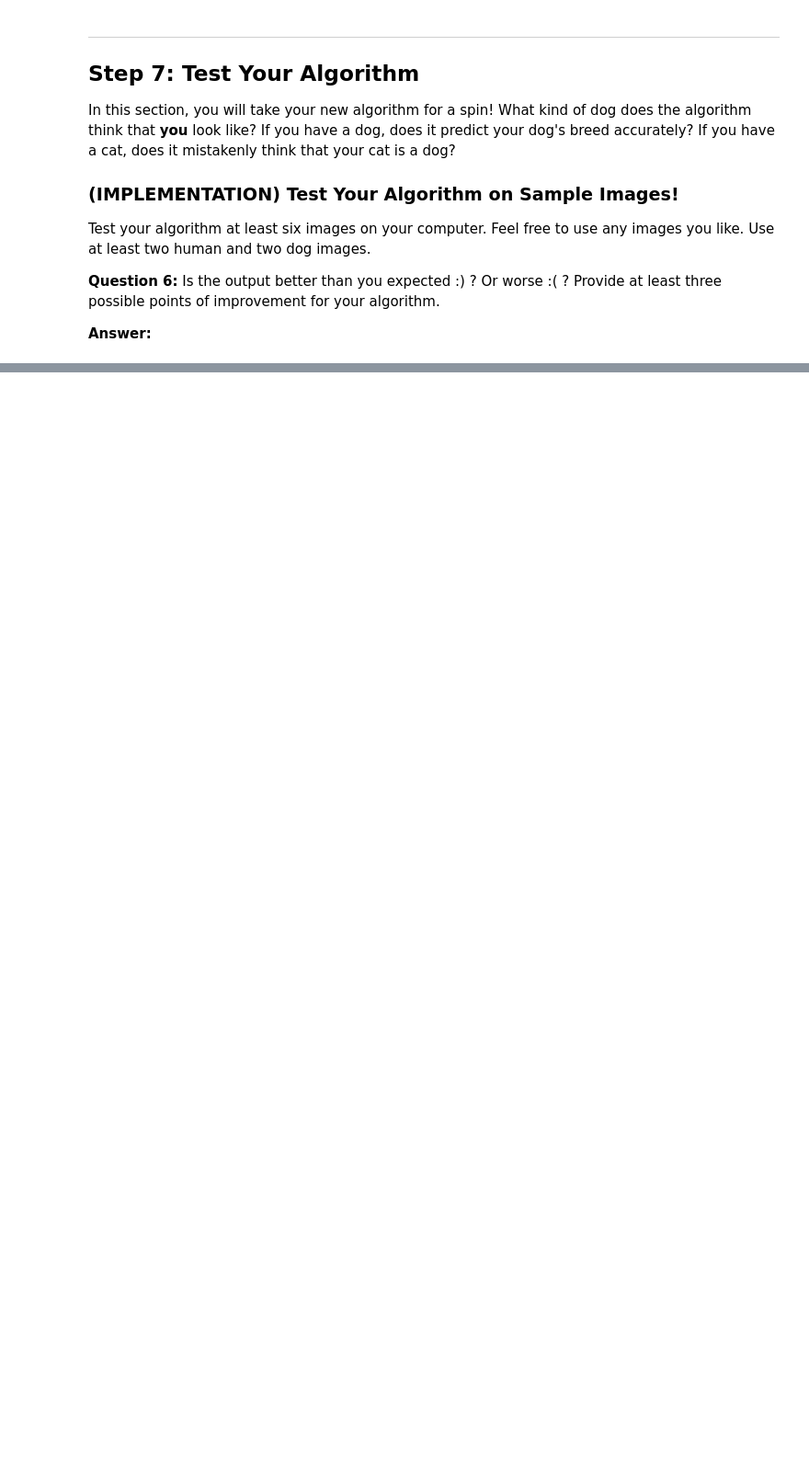
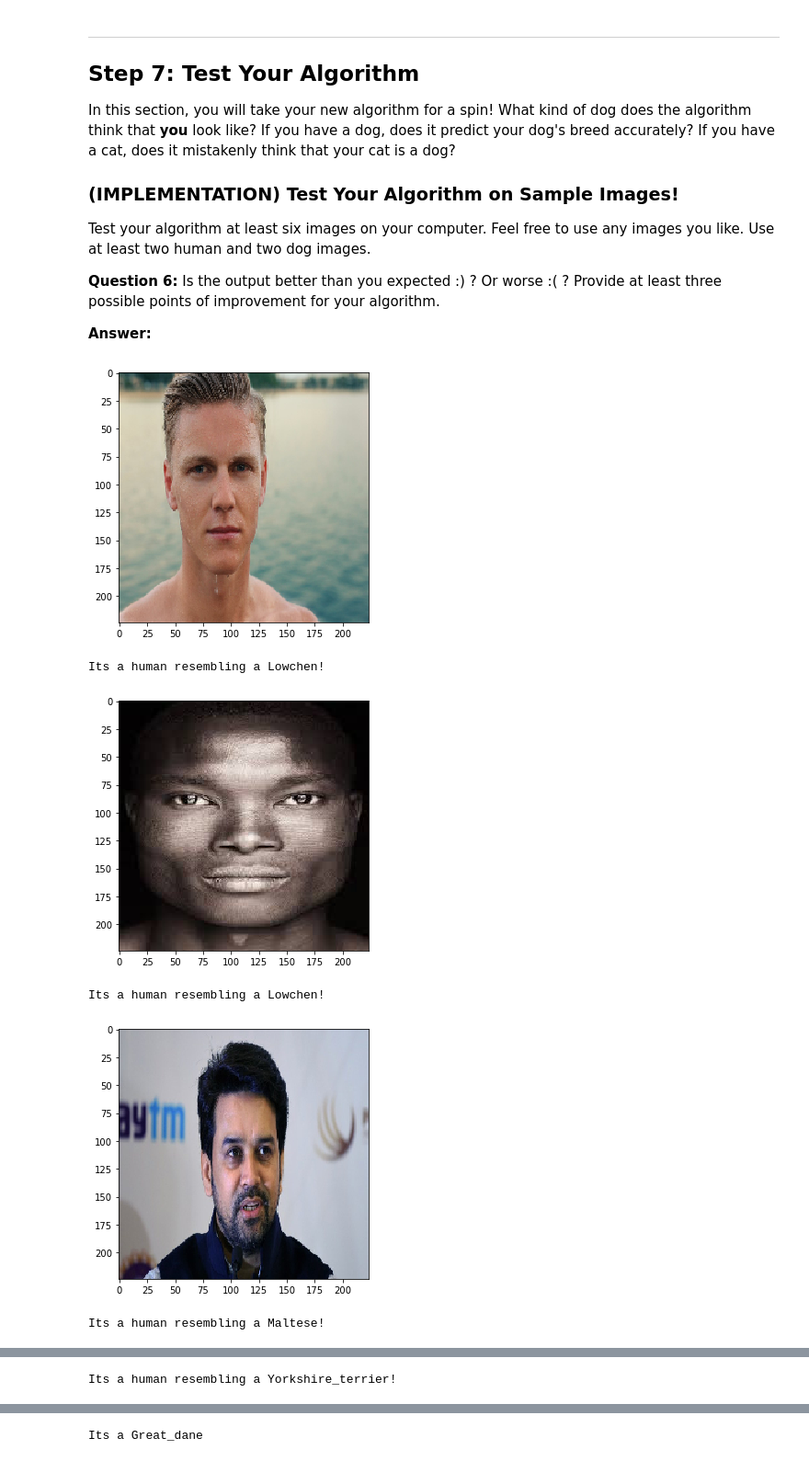
Before and after one commit to pratX/dog-project, a Jupyter notebook: dog_app.ipynb, the cells around one changed output, grey strips where cells are left out. Shown at 92% size. Drawn from its saved outputs; the diff is of its cells as text; code cells hidden in the pictures; blank space fills up the shorter version.

```diff
--- a/dog_app.ipynb
+++ b/dog_app.ipynb
@@ -713,7 +713,7 @@ You are welcome to [augment the training data](https://blog.keras.io/building-po
 from keras.callbacks import ModelCheckpoint
 checkpointer = ModelCheckpoint(save_best_only=True, filepath='saved_models/weights.best.resnet50.hdf5', verbose=1)
 
-model.fit(train_resnet50, train_targets, validation_data=(valid_resnet50, valid_targets),
+resnet50_model.fit(train_resnet50, train_targets, validation_data=(valid_resnet50, valid_targets),
           epochs=20, batch_size=40, callbacks=[checkpointer], verbose=2)
 #batch_size = 40
 #resnet50_model.fit_generator(training_aug_images_bottleneck_features(batch_size=batch_size),
@@ -743,7 +743,7 @@ Epoch 00019: val_loss did not improve
 ### (IMPLEMENTATION) Load the Model with the Best Validation Loss
 # %%
 ### TODO: Load the model weights with the best validation loss.
-model.load_weights('saved_models/weights.best.resnet50.hdf5')
+resnet50_model.load_weights('saved_models/weights.best.resnet50.hdf5')
 # %% [markdown]
 ### (IMPLEMENTATION) Test the Model
 
@@ -772,6 +772,15 @@ where `{network}`, in the above filename, should be one of `VGG19`, `Resnet50`,
 # %%
 ### TODO: Write a function that takes a path to an image as input
 ### and returns the dog breed that is predicted by the model.
+from extract_bottleneck_features import *
+
+def resnet50_predict_breed(img_path):
+    # extract bottleneck features
+    bottleneck_feature = extract_Resnet50(path_to_tensor(img_path))
+    # obtain predicted vector
+    predicted_vector = resnet50_model.predict(bottleneck_feature)
+    # return dog breed that is predicted by the model
+    return dog_names[np.argmax(predicted_vector)]
 # %% [markdown]
 ---
 <a id='step6'></a>
@@ -796,3 +802,23 @@ Some sample output for our algorithm is provided below, but feel free to design
+# %%
+### TODO: Write your algorithm.
+### Feel free to use as many code cells as needed.
+def human_dog_breed(img_path):
+    import matplotlib.pyplot as plt
+    fig = plt.figure(figsize=(5,5))
+    img_tensor = path_to_tensor(img_path).astype('float32')/255
+    ax = fig.add_subplot(1,1,1)
+    ax.imshow(img_tensor[0])
+    subtitle = ""
+    if dog_detector(img_path):
+        breed = resnet50_predict_breed(img_path)
+        subtitle = "Its a {}".format(breed)
+    elif face_detector(img_path):
+        breed = resnet50_predict_breed(img_path)
+        subtitle = "Its a human resembling a {}!".format(breed)
+    else:
+        subtitle = "No humans or dogs found in the image"
+    plt.show()
+    print("{}\n\n".format(subtitle))
 # %% [markdown]
 ---
 <a id='step7'></a>
@@ -810,4 +836,16 @@ __Answer:__
 # %%
 ## TODO: Execute your algorithm from Step 6 on
 ## at least 6 images on your computer.
 ## Feel free to use as many code cells as needed.
+img_paths = ['images/human_face_1.jpg', 'images/human_face_2.jpeg', 'images/human_face_3.jpg', 'images/human_dog.jpg',
+             'images/angry_dog.jpg', 'images/angry_dog_2.jpg', 'images/wolf.jpeg', 'images/angry_pitbull.jpg',
+             'images/angry_tibetan_mastiff.jpg']
+for img_path in img_paths:
+    human_dog_breed(img_path)
+# %% [output]
+[figure, added]
+Its a human resembling a Lowchen!
+[figure, added]
+Its a human resembling a Lowchen!
+[figure, added]
+Its a human resembling a Maltese!
@@ -813,0 +853 @@ __Answer:__
+Its a human resembling a Yorkshire_terrier!
@@ -813,0 +855 @@ __Answer:__
+Its a Great_dane
```
Also changed, not shown: parts of 8 cells of this notebook.
